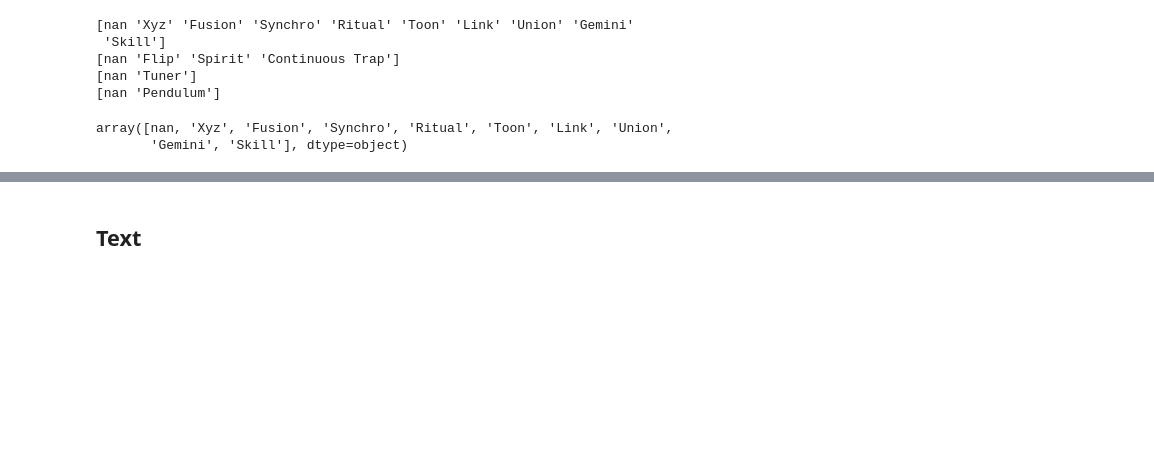
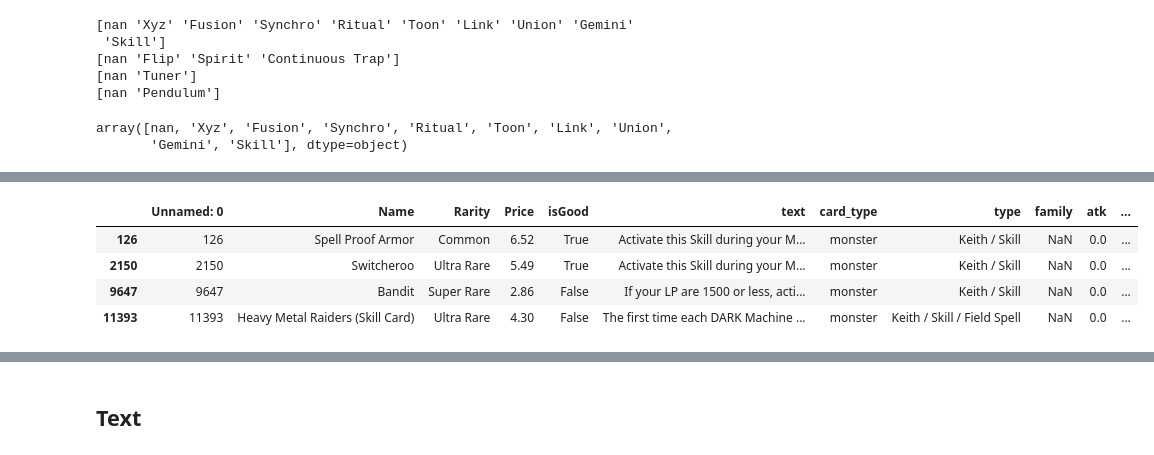
Before and after one commit to Marcompp/MachineLearningFinal, a Jupyter notebook: DB_Polish.ipynb, the cells around one changed output, grey strips where cells are left out. Drawn from its saved outputs; the diff is of its cells as text; code cells hidden in the pictures; blank space fills up the shorter version.

```diff
--- a/DB_Polish.ipynb
+++ b/DB_Polish.ipynb
@@ -168,0 +174,8 @@ types
+# %%
+df_yugi[df_yugi["tribe"] == "Keith"]
+# %% [output]
+|  | Unnamed: 0 | Name | Rarity | Price | isGood | text | card_type | type | family | atk | ... |
+| 126 | 126 | Spell Proof Armor | Common | 6.52 | True | Activate this Skill during your M... | monster | Keith / Skill | NaN | 0.0 | ... |
+| 2150 | 2150 | Switcheroo | Ultra Rare | 5.49 | True | Activate this Skill during your M... | monster | Keith / Skill | NaN | 0.0 | ... |
+| 9647 | 9647 | Bandit | Super Rare | 2.86 | False | If your LP are 1500 or less, acti... | monster | Keith / Skill | NaN | 0.0 | ... |
+| 11393 | 11393 | Heavy Metal Raiders (Skill Card) | Ultra Rare | 4.30 | False | The first time each DARK Machine ... | monster | Keith / Skill / Field Spell | NaN | 0.0 | ... |
```
Also changed, not shown: parts of 12 cells of this notebook, 1 other file.
